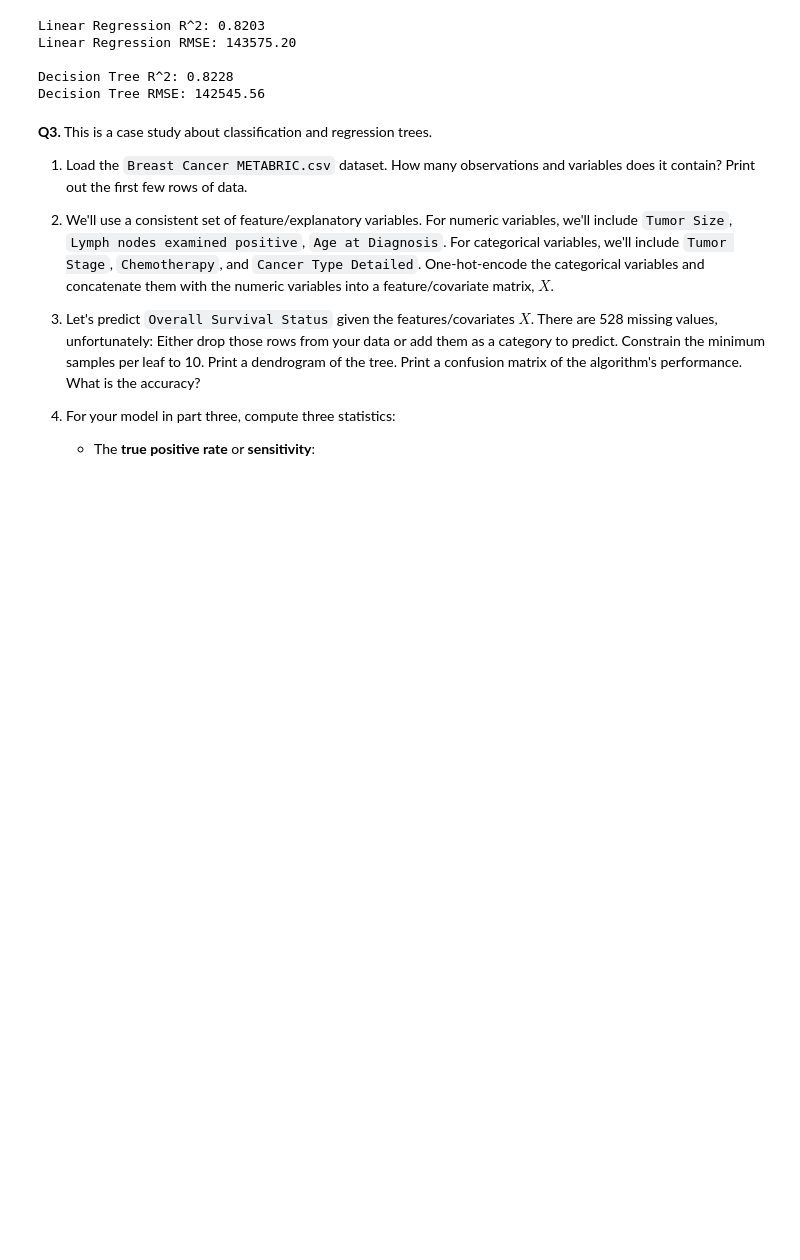
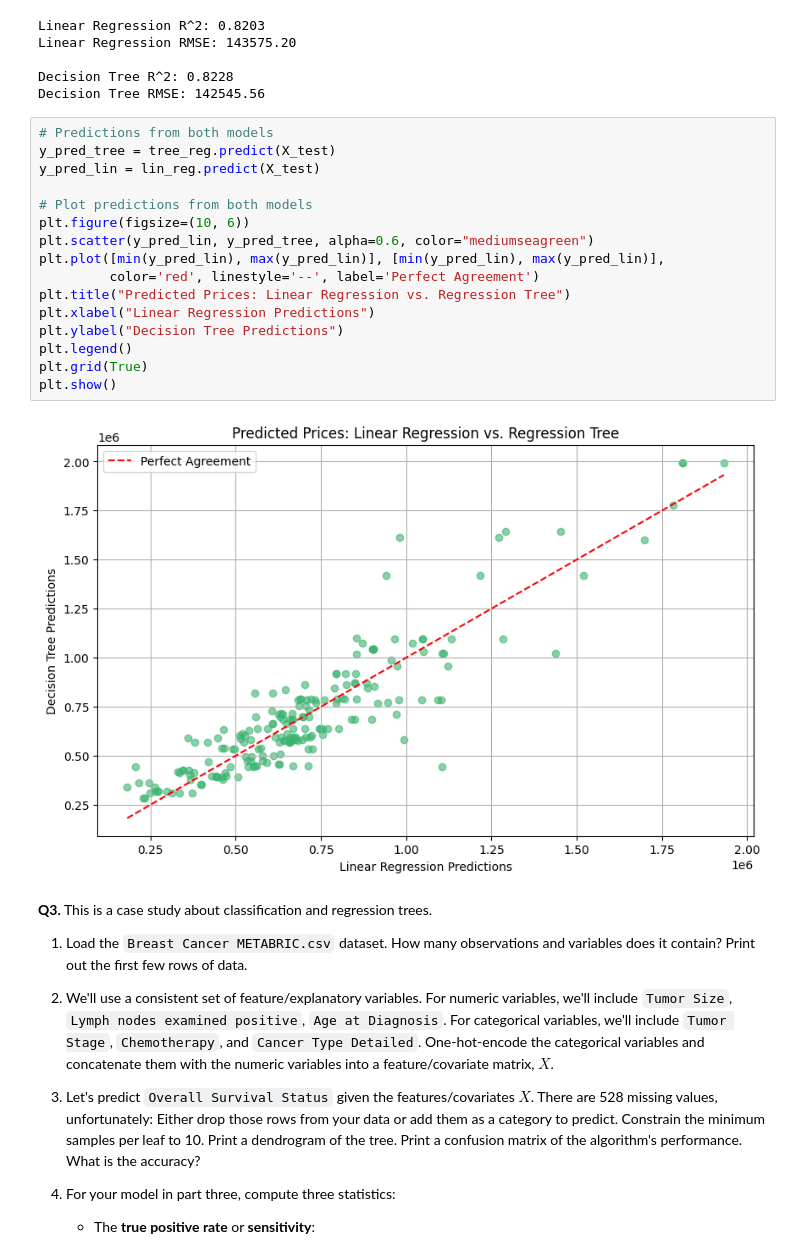
Before and after one commit to fwx5ax/trees, a Jupyter notebook: assignment/assignment.ipynb, the cells around one changed output. Saved outputs shown, nothing was run; the diff lists cells and outputs as text; blank space fills up the shorter version.

```diff
--- a/assignment/assignment.ipynb
+++ b/assignment/assignment.ipynb
@@ -158,6 +158,24 @@ Linear Regression RMSE: 143575.20
 
 Decision Tree R^2: 0.8228
 Decision Tree RMSE: 142545.56
+# %%
+# Predictions from both models
+y_pred_tree = tree_reg.predict(X_test)
+y_pred_lin = lin_reg.predict(X_test)
+
+# Plot predictions from both models
+plt.figure(figsize=(10, 6))
+plt.scatter(y_pred_lin, y_pred_tree, alpha=0.6, color="mediumseagreen")
+plt.plot([min(y_pred_lin), max(y_pred_lin)], [min(y_pred_lin), max(y_pred_lin)],
+         color='red', linestyle='--', label='Perfect Agreement')
+plt.title("Predicted Prices: Linear Regression vs. Regression Tree")
+plt.xlabel("Linear Regression Predictions")
+plt.ylabel("Decision Tree Predictions")
+plt.legend()
+plt.grid(True)
+plt.show()
+# %% [output]
+[figure, added]
 # %% [markdown]
 **Q3.** This is a case study about classification and regression trees.
 
```
